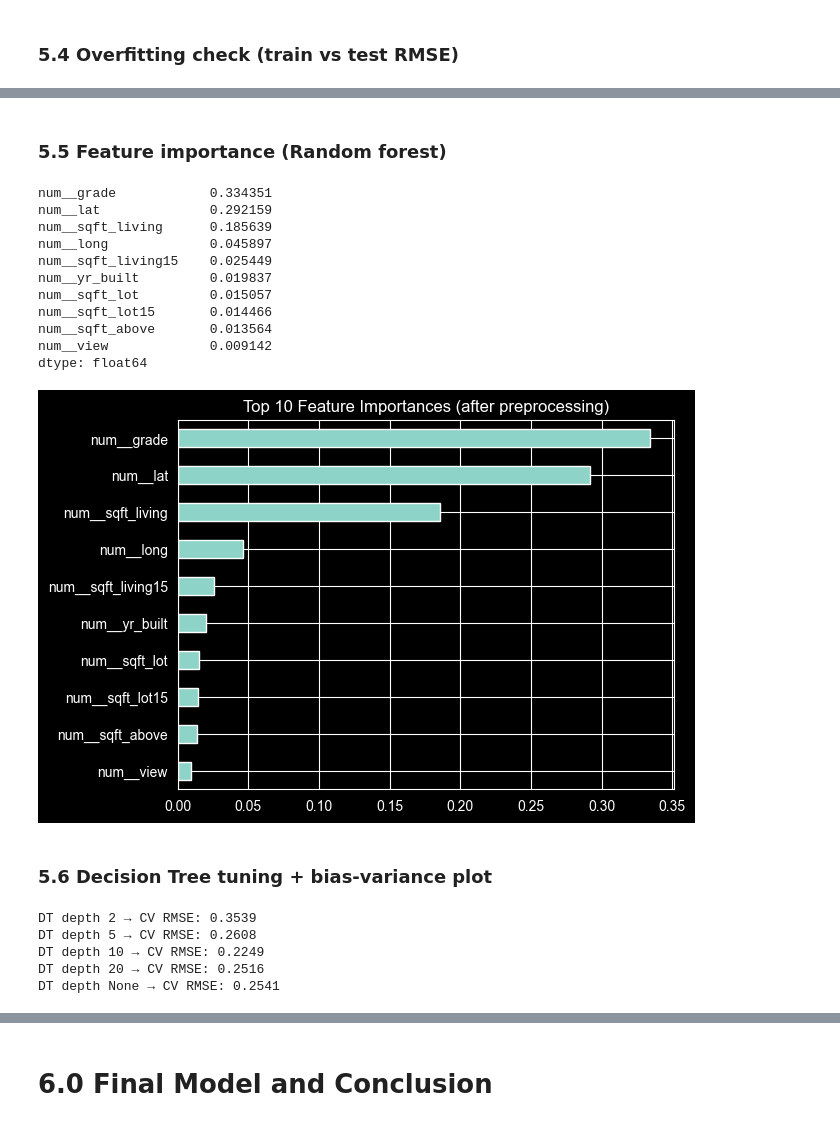
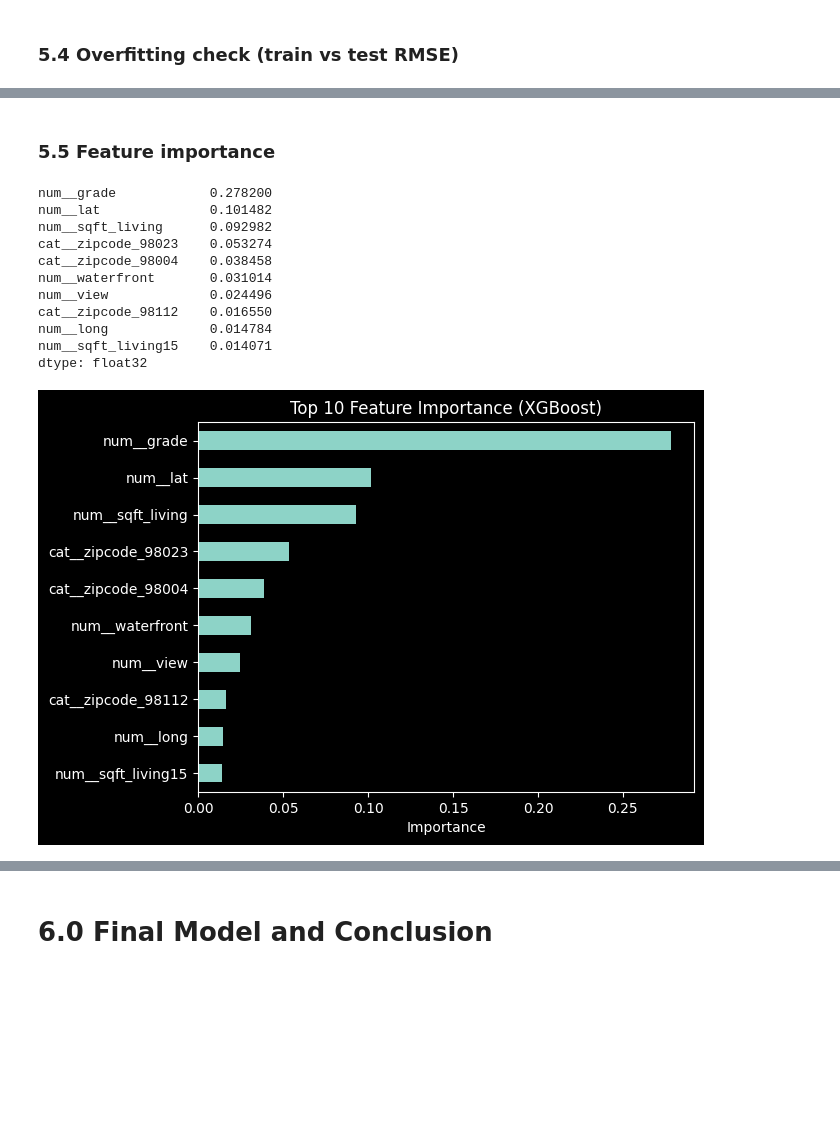
Before and after one commit to yang2094582004-ai/MSIN0097-Assessment-1---Individual-Assignment, a Jupyter notebook: PA.ipynb, the cells around one changed output, grey strips where cells are left out. Drawn from its saved outputs; the diff is of its cells as text; code cells hidden in the pictures; blank space fills up the shorter version.

```diff
--- a/PA.ipynb
+++ b/PA.ipynb
@@ -420,52 +509,51 @@ Test RMSE: 0.17373454069679425
 # %% [markdown]
-### 5.5 Feature importance (Random forest)
+### 5.5 Feature importance
 # %%
+# ============================================================
+# 5.5 Feature importance (XGBoost)
+# ============================================================
 
-pre = rf_model.named_steps["preprocess"]
+# Get fitted preprocessing from pipeline
+pre = xgb_pipe.named_steps["preprocess"]
 
-
-
+# Get feature names after one-hot encoding
 feature_names = pre.get_feature_names_out()
 
+# Get XGBoost model from pipeline
+xgb_model = xgb_pipe.named_steps["model"]
 
-importances = rf_model.named_steps["model"].feature_importances_
+# Get feature importance
+importances = xgb_model.feature_importances_
 
+# Create pandas Series
+feature_importances = pd.Series(
+    importances,
+    index=feature_names
+).sort_values(ascending=False)
 
-feature_importances = pd.Series(importances, index=feature_names).sort_values(ascending=False)
-
+# Show top 10
 print(feature_importances.head(10))
 # %% [output]
-num__grade            0.334351
-num__lat              0.292159
-num__sqft_living      0.185639
-num__long             0.045897
-num__sqft_living15    0.025449
-num__yr_built         0.019837
-num__sqft_lot         0.015057
-num__sqft_lot15       0.014466
-num__sqft_above       0.013564
-num__view             0.009142
-dtype: float64
+num__grade            0.278200
+num__lat              0.101482
+num__sqft_living      0.092982
+cat__zipcode_98023    0.053274
+cat__zipcode_98004    0.038458
+num__waterfront       0.031014
+num__view             0.024496
+cat__zipcode_98112    0.016550
+num__long             0.014784
+num__sqft_living15    0.014071
+dtype: float32
 # %%
-feature_importances.head(10).sort_values().plot(kind="barh")
-plt.title("Top 10 Feature Importances (after preprocessing)")
+# Plot top 10 feature importance
+
+top10 = feature_importances.head(10)
+
+plt.figure()
+top10.sort_values().plot(kind="barh")
+plt.title("Top 10 Feature Importance (XGBoost)")
+plt.xlabel("Importance")
 plt.show()
 # %% [output]
-[figure, old version]
+[figure, new version]
-# %% [markdown]
-### 5.6 Decision Tree tuning + bias-variance plot
-# %%
-for depth in [2, 5, 10, 20, None]:
-    dt = Pipeline(steps=[
-        ("preprocess", preprocess),
-        ("model", DecisionTreeRegressor(max_depth=depth, random_state=42))
-    ])
-    cv = -cross_val_score(dt, X_train, y_train,
-                          scoring="neg_root_mean_squared_error", cv=5).mean()
-    print(f"DT depth {depth} → CV RMSE: {cv:.4f}")
-# %% [output]
-DT depth 2 → CV RMSE: 0.3539
-DT depth 5 → CV RMSE: 0.2608
-DT depth 10 → CV RMSE: 0.2249
-DT depth 20 → CV RMSE: 0.2516
-DT depth None → CV RMSE: 0.2541
```
Also changed, not shown: parts of 25 cells of this notebook.
